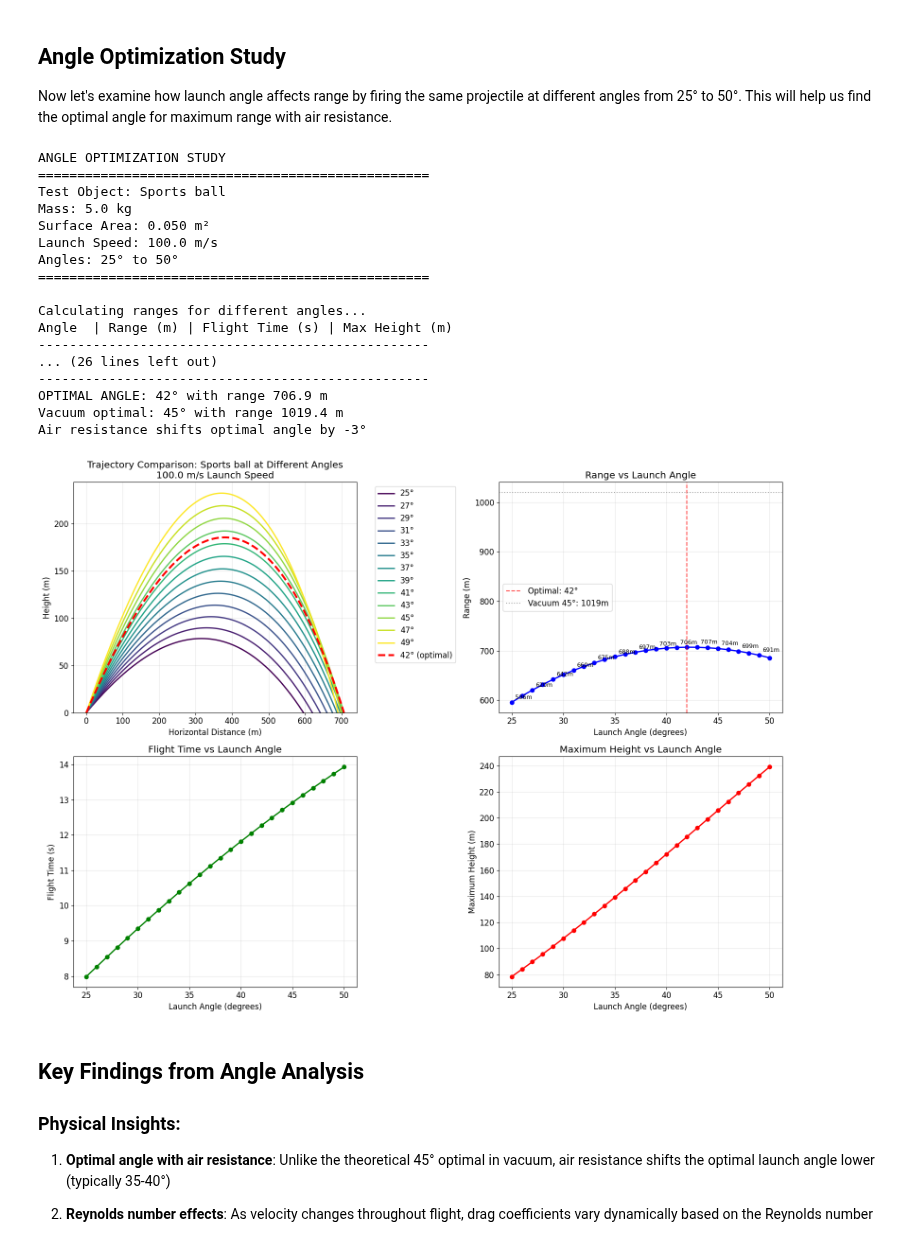
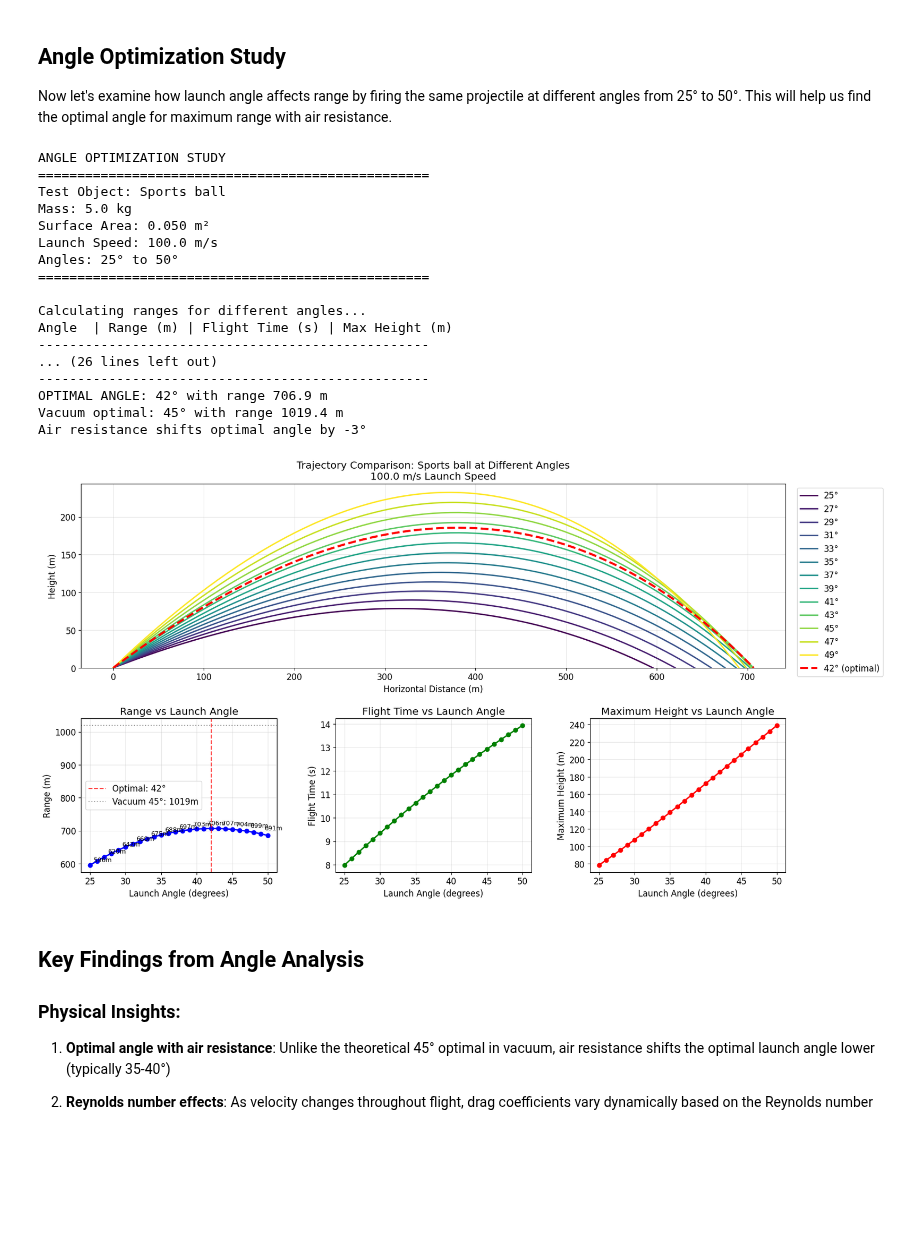
Before and after one commit to lookbusy1344/Relativity, a Jupyter notebook: Python/Projectile Trajectories.ipynb, the cells around one changed output. Saved outputs shown, nothing was run; the diff lists cells and outputs as text; code cells hidden in the pictures; blank space fills up the shorter version.

Commit message:
Improving angle graph layout

```diff
--- a/Python/Projectile Trajectories.ipynb
+++ b/Python/Projectile Trajectories.ipynb
@@ -406,8 +406,16 @@ print(
     f"Air resistance shifts optimal angle by {optimal_angle - vacuum_optimal_angle:.0f}°"
 )
 
-# Create comprehensive angle comparison plots
-fig, ((ax1, ax2), (ax3, ax4)) = plt.subplots(2, 2, figsize=(16, 12))
+# Create comprehensive angle comparison plots with custom layout
+fig = plt.figure(figsize=(18, 10))
+gs = fig.add_gridspec(2, 3, height_ratios=[1.2, 1], hspace=0.3, wspace=0.3)
+
+# Top plot spans full width
+ax1 = fig.add_subplot(gs[0, :])
+# Bottom three plots in a row
+ax2 = fig.add_subplot(gs[1, 0])
+ax3 = fig.add_subplot(gs[1, 1])
+ax4 = fig.add_subplot(gs[1, 2])
 
 # Plot 1: All trajectories on same plot - show every 2 degrees to reduce clutter
 plot_angles = angle_range[::2]  # Every 2nd angle
@@ -445,7 +453,7 @@ ax1.set_title(
     f"Trajectory Comparison: {test_projectile['description']} at Different Angles\n{LAUNCH_SPEED} m/s Launch Speed"
 )
 ax1.grid(True, alpha=0.3)
-ax1.legend(bbox_to_anchor=(1.05, 1), loc="upper left")
+ax1.legend(bbox_to_anchor=(1.01, 1), loc="upper left")
 ax1.set_ylim(bottom=0)
 
 # Plot 2: Range vs Angle - show all data points but annotate every 2 degrees
@@ -494,35 +502,34 @@ ax3.set_title("Flight Time vs Launch Angle")
 ax3.grid(True, alpha=0.3)
 
 # Plot 4: Maximum height vs Angle
 max_heights = [max(angle_data[angle]["y"]) for angle in angles_list]
 
 ax4.plot(angles_list, max_heights, "ro-", linewidth=2, markersize=6)
 ax4.set_xlabel("Launch Angle (degrees)")
 ax4.set_ylabel("Maximum Height (m)")
 ax4.set_title("Maximum Height vs Launch Angle")
 ax4.grid(True, alpha=0.3)
 
-plt.tight_layout()
 plt.show()
 # %% [output]
 ANGLE OPTIMIZATION STUDY
 ==================================================
 Test Object: Sports ball
 Mass: 5.0 kg
 Surface Area: 0.050 m²
 Launch Speed: 100.0 m/s
 Angles: 25° to 50°
 ==================================================
 
 Calculating ranges for different angles...
 Angle  | Range (m) | Flight Time (s) | Max Height (m)
 --------------------------------------------------
 ... (26 lines left out)
 --------------------------------------------------
 OPTIMAL ANGLE: 42° with range 706.9 m
 Vacuum optimal: 45° with range 1019.4 m
 Air resistance shifts optimal angle by -3°
-[figure, old version]
+[figure, new version]
 # %% [markdown]
 ## Key Findings from Angle Analysis
 
```
